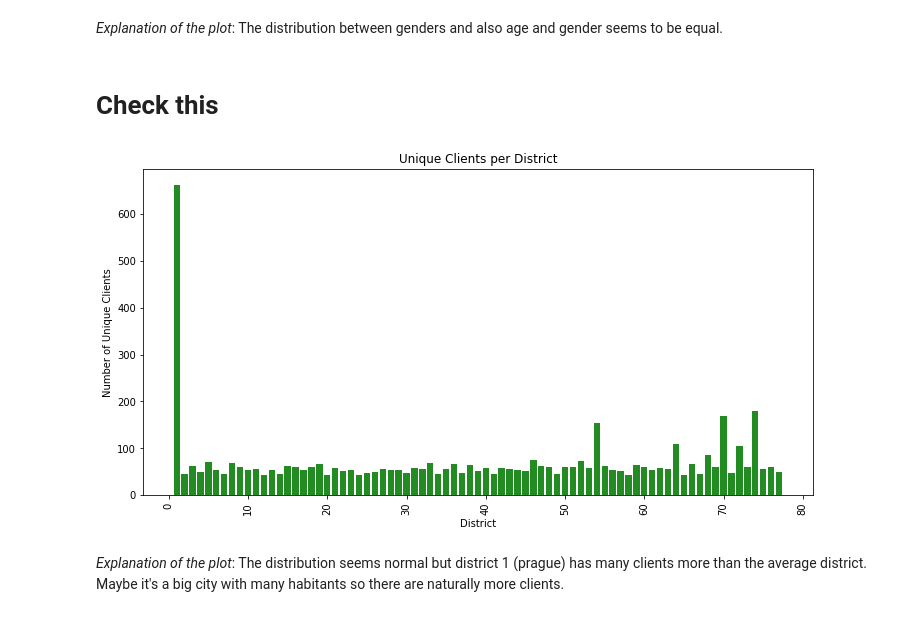
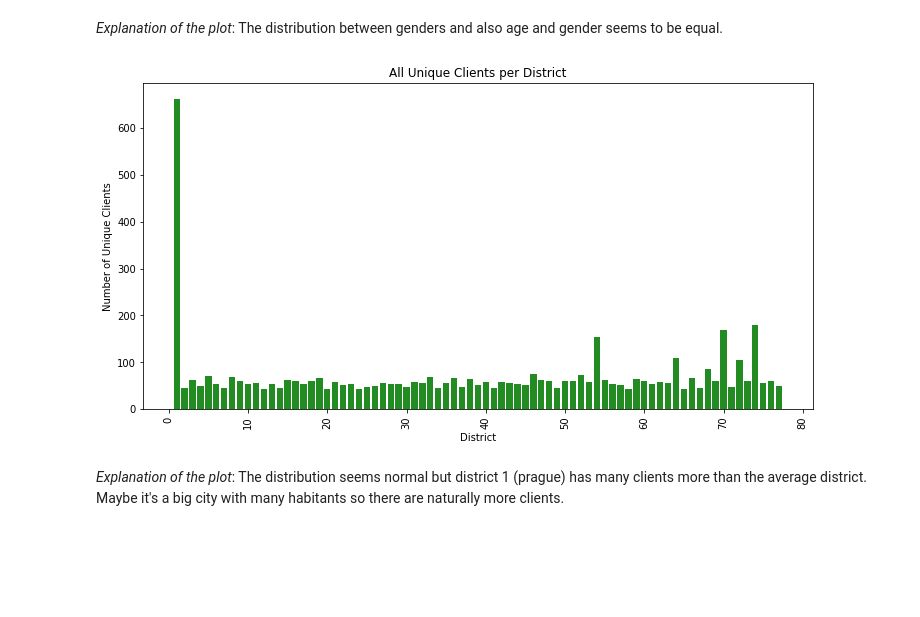
Before and after one commit to ChantalGisler/AML-Challenge, a Jupyter notebook: Code.ipynb, the cells around one changed output. Cells and saved outputs as stored; diff of their text form; code cells hidden in the pictures; blank space fills up the shorter version.

```diff
--- a/Code.ipynb
+++ b/Code.ipynb
@@ -213,24 +217,22 @@ plt.show()
 [figure]
 # %% [markdown]
 *Explanation of the plot*: The distribution between genders and also age and gender seems to be equal.
-# %% [markdown]
-# Check this
 # %%
 # Check how many unique clients are there per district
 data_client_district = client.merge(district, left_on='district_id', right_on='A1', how='left')
 district_counts = data_client_district.groupby('A1')['client_id'].nunique().reset_index(name='unique_client_count')
 district_counts = district_counts.rename(columns={'A1': 'District'})
 
 # Plot
 plt.figure(figsize=(12, 6))
 plt.bar(district_counts['District'], district_counts['unique_client_count'], color='forestgreen')
 plt.xlabel("District")
 plt.ylabel("Number of Unique Clients")
-plt.title("Unique Clients per District")
+plt.title("All Unique Clients per District")
 plt.xticks(rotation=90)
 plt.show()
 # %% [output]
-[figure, old version]
+[figure, new version]
 # %% [markdown]
 *Explanation of the plot*: The distribution seems normal but district 1 (prague) has many clients more than the average district. Maybe it's a big city with many habitants so there are naturally more clients.
 # %% [markdown]
```
Also changed, not shown: parts of 40 cells of this notebook.
